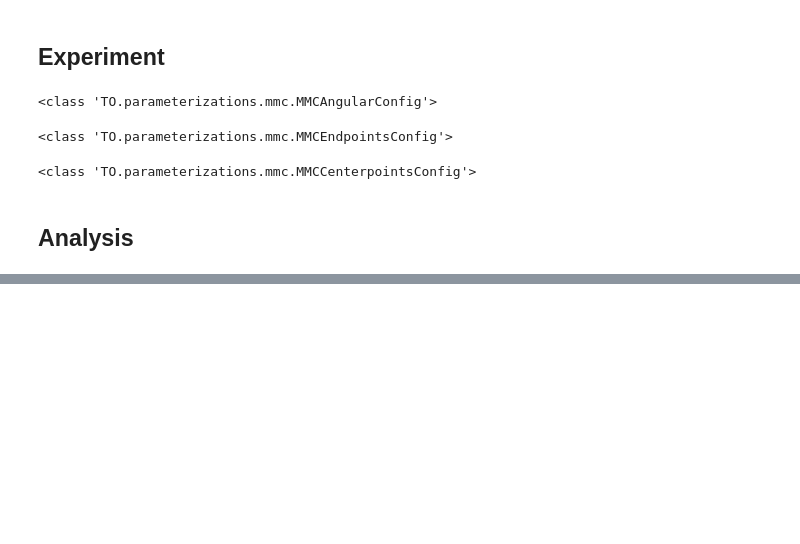
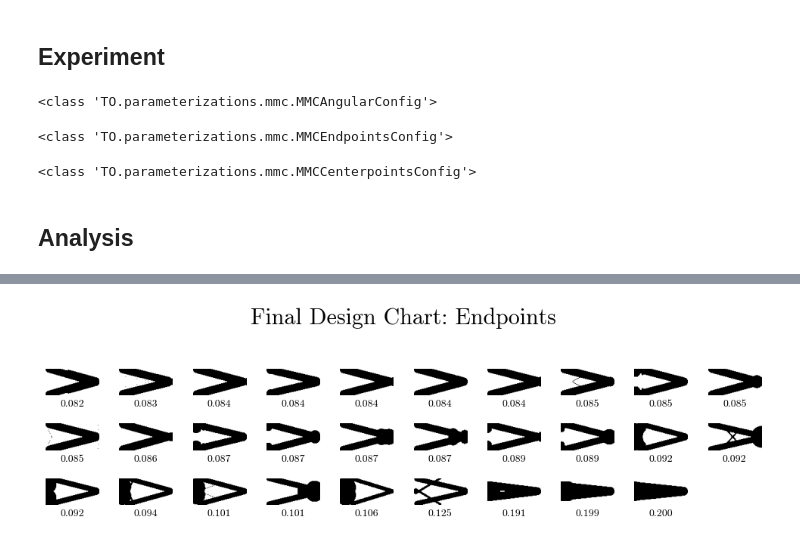
Before and after one commit to jelle-westra/tobbo, a Jupyter notebook: experiments/0401_mmc_representation/0401_mmc_representation.ipynb, the cells around one changed output, grey strips where cells are left out. Drawn from its saved outputs; the diff is of its cells as text; code cells hidden in the pictures; blank space fills up the shorter version.

```diff
--- a/experiments/0401_mmc_representation/0401_mmc_representation.ipynb
+++ b/experiments/0401_mmc_representation/0401_mmc_representation.ipynb
@@ -144,0 +206,21 @@ for (exp, parameterization) in [
+# %%
+exp = 'endpoints'
+parameterization = parameterization_endpoints
+
+idx = experiments[exp][:,-1].argsort().reshape(-1, 10)
+
+fig, ax = plt.subplots(*idx.shape, figsize=(10,len(idx)))
+
+for i in range(len(idx)):
+    for j in range(len(idx[0])) :
+        ax[i,j].set_xticks([])
+        ax[i,j].set_yticks([])
+        ax[i,j].spines[:].set_visible(False)
+        if np.isnan(experiments[exp][idx[i,j]]).any() : continue
+        parameterization.update_topology(topology, get_best_config(exp, idx[i,j]))
+        ax[i,j].imshow(topology.mask, cmap='binary')
+        ax[i,j].set_xlabel(f'{get_fitness_values(exp.lower(), idx[i,j]).min():.3f}', fontsize=10)
+fig.suptitle(f'Final Design Chart: {exp.capitalize()}')
+fig.tight_layout()
+# %% [output]
+[figure, added]
```
Also changed, not shown: parts of 4 cells of this notebook.
